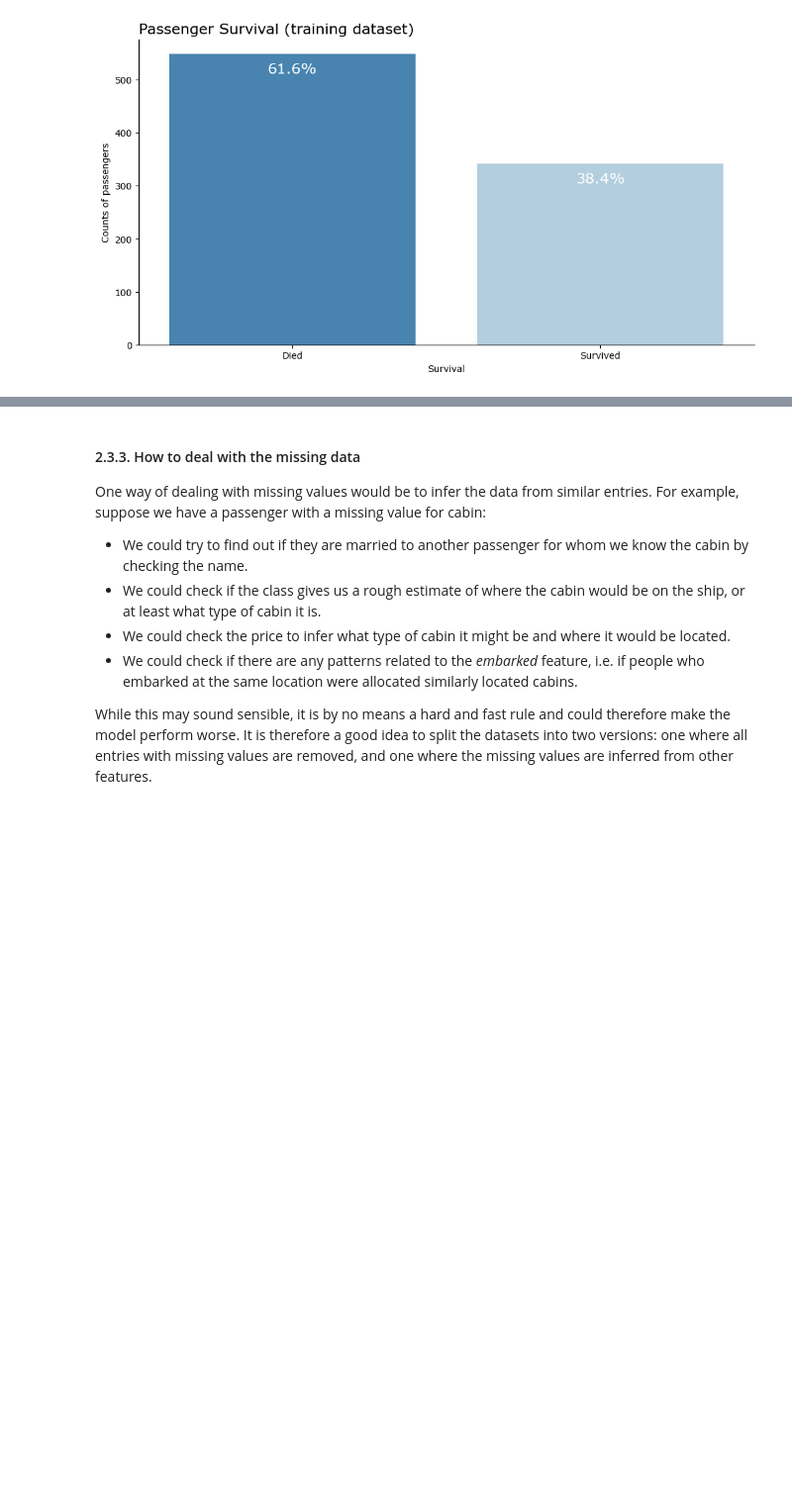
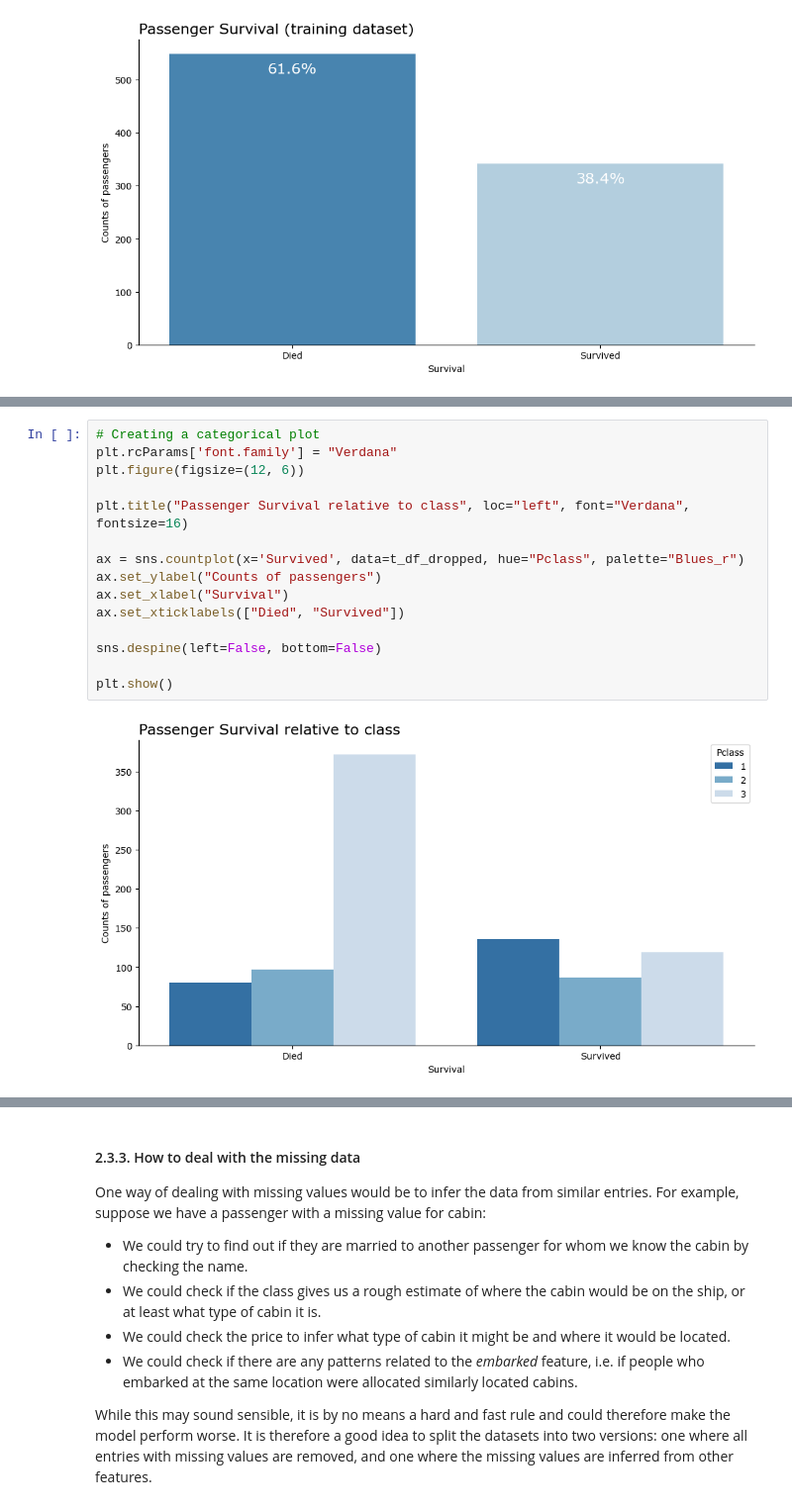
Before and after one commit to n3ur0mancer/kaggle_titanic_competition, a Jupyter notebook: titanic_comp_full.ipynb, the cells around one changed output, grey strips where cells are left out. Shown at 99% size. Saved outputs shown, nothing was run; the diff lists cells and outputs as text; blank space fills up the shorter version.

Commit message:
Styling of plots

```diff
--- a/titanic_comp_full.ipynb
+++ b/titanic_comp_full.ipynb
@@ -205,0 +198,17 @@ ValueError: could not convert string to float: 'Braund, Mr. Owen Harris'
+# %%
+# Creating a categorical plot
+plt.rcParams['font.family'] = "Verdana"
+plt.figure(figsize=(12, 6))
+
+plt.title("Passenger Survival relative to class", loc="left", font="Verdana", fontsize=16)
+
+ax = sns.countplot(x='Survived', data=t_df_dropped, hue="Pclass", palette="Blues_r")
+ax.set_ylabel("Counts of passengers")
+ax.set_xlabel("Survival")
+ax.set_xticklabels(["Died", "Survived"])
+
+sns.despine(left=False, bottom=False)
+
+plt.show()
+# %% [output]
+[figure, added]
```
Also changed, not shown: parts of 6 cells of this notebook.
